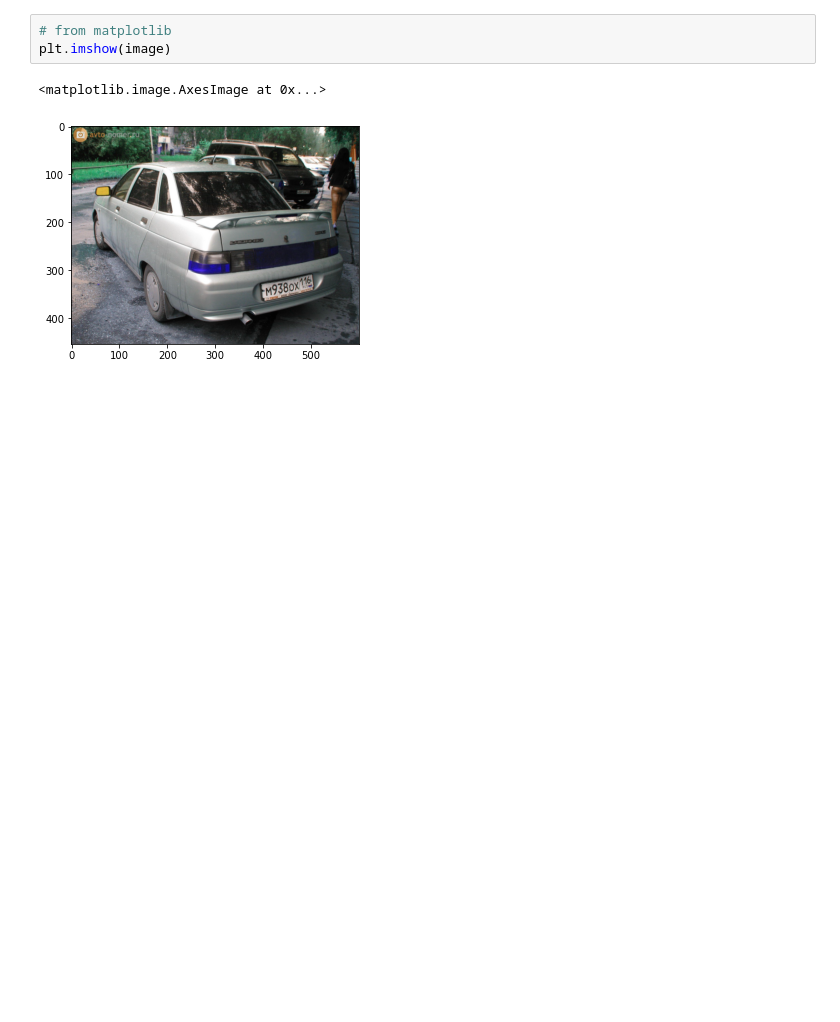
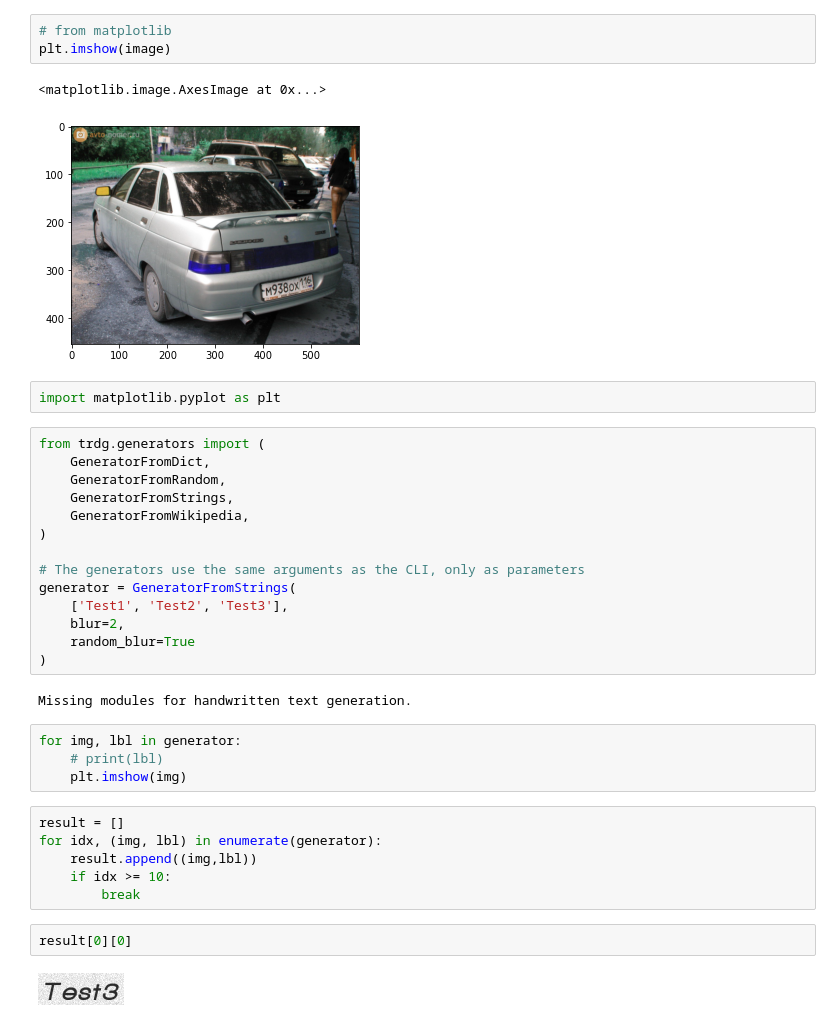
Before and after one commit to roman-4erkasov/cv, a Jupyter notebook: task03_ocr/prj02_car_plates/detect01_baseline.ipynb, the cells around one changed output. Drawn from its saved outputs; the diff is of its cells as text; blank space fills up the shorter version.

```diff
--- a/task03_ocr/prj02_car_plates/detect01_baseline.ipynb
+++ b/task03_ocr/prj02_car_plates/detect01_baseline.ipynb
@@ -238,3 +238,35 @@ plt.imshow(image)
 # %% [output]
 <matplotlib.image.AxesImage at 0x...>
 [figure]
+# %%
+import matplotlib.pyplot as plt
+# %%
+from trdg.generators import (
+    GeneratorFromDict,
+    GeneratorFromRandom,
+    GeneratorFromStrings,
+    GeneratorFromWikipedia,
+)
+
+# The generators use the same arguments as the CLI, only as parameters
+generator = GeneratorFromStrings(
+    ['Test1', 'Test2', 'Test3'],
+    blur=2,
+    random_blur=True
+)
+# %% [output]
+Missing modules for handwritten text generation.
+# %%
+for img, lbl in generator:
+    # print(lbl)
+    plt.imshow(img)
+# %%
+result = []
+for idx, (img, lbl) in enumerate(generator):
+    result.append((img,lbl))
+    if idx >= 10:
+        break
+# %%
+result[0][0]
+# %% [output]
+[figure, added]
```
Also changed, not shown: parts of 2 cells of this notebook, 24 other files.
